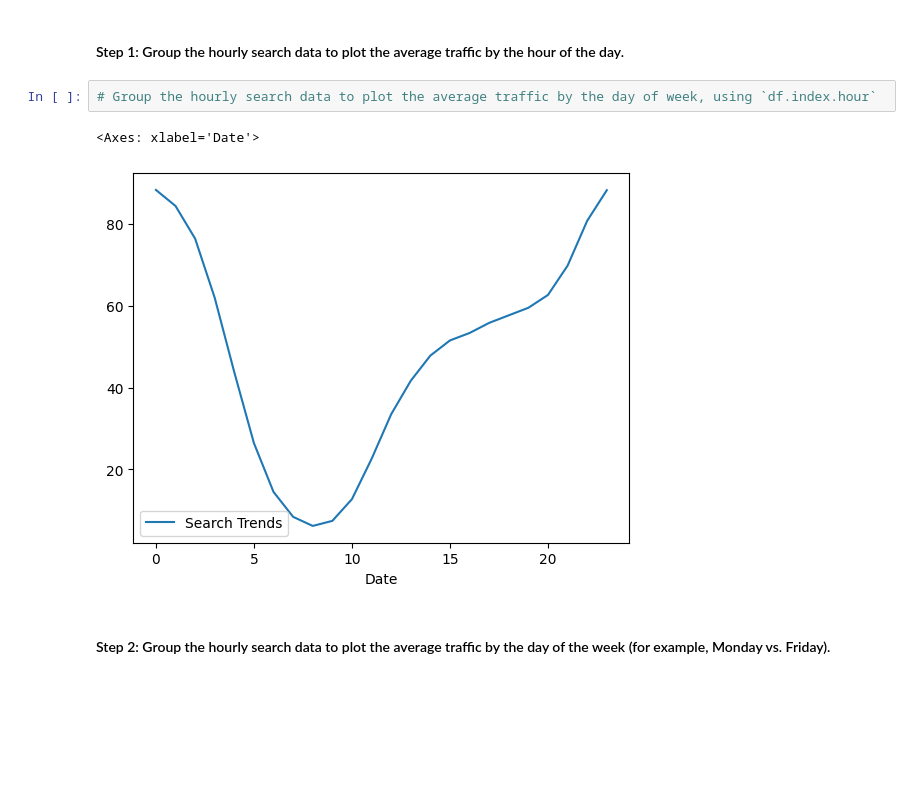
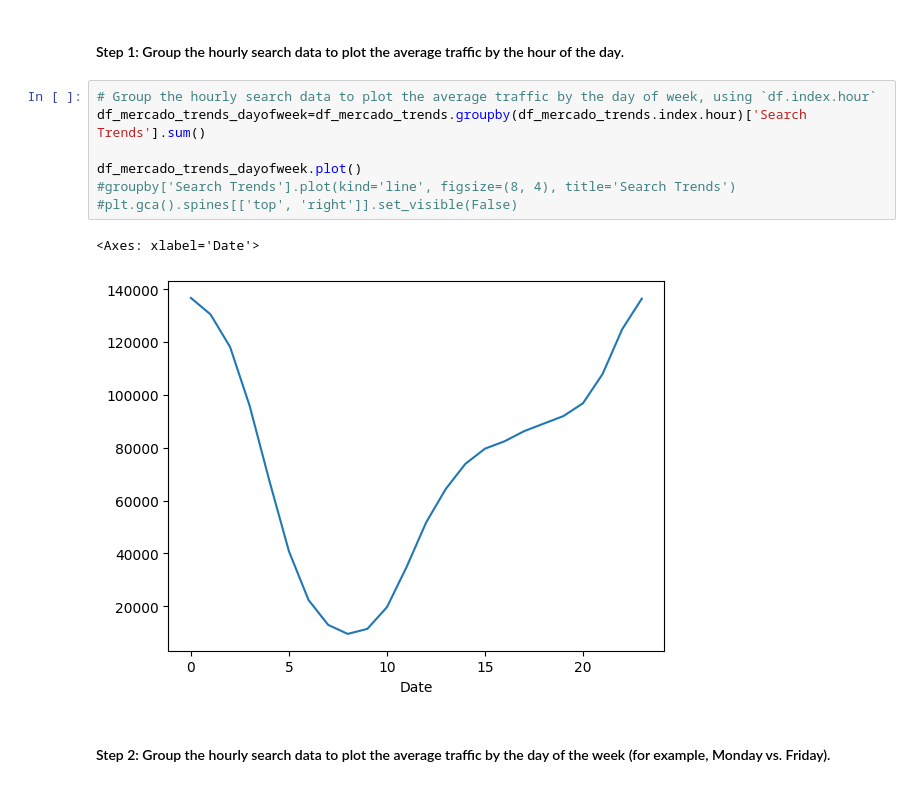
Before and after one commit to RAJESHVELAMALA/prophet-challenge, a Jupyter notebook: forecasting_net_prophet.ipynb, the cells around one changed output. Saved outputs shown, nothing was run; the diff lists cells and outputs as text; blank space fills up the shorter version.

```diff
--- a/forecasting_net_prophet.ipynb
+++ b/forecasting_net_prophet.ipynb
@@ -168,9 +166,14 @@ To that end, you want to mine the search traffic data for predictable seasonal p
 #### Step 1: Group the hourly search data to plot the average traffic by the hour of the day.
 # %%
 # Group the hourly search data to plot the average traffic by the day of week, using `df.index.hour`
+df_mercado_trends_dayofweek=df_mercado_trends.groupby(df_mercado_trends.index.hour)['Search Trends'].sum()
+
+df_mercado_trends_dayofweek.plot()
+#groupby['Search Trends'].plot(kind='line', figsize=(8, 4), title='Search Trends')
+#plt.gca().spines[['top', 'right']].set_visible(False)
 # %% [output]
 <Axes: xlabel='Date'>
-[figure, old version]
+[figure, new version]
 # %% [markdown]
 #### Step 2: Group the hourly search data to plot the average traffic by the day of the week (for example, Monday vs. Friday).
 # %%
```
Also changed, not shown: parts of 5 cells of this notebook.
